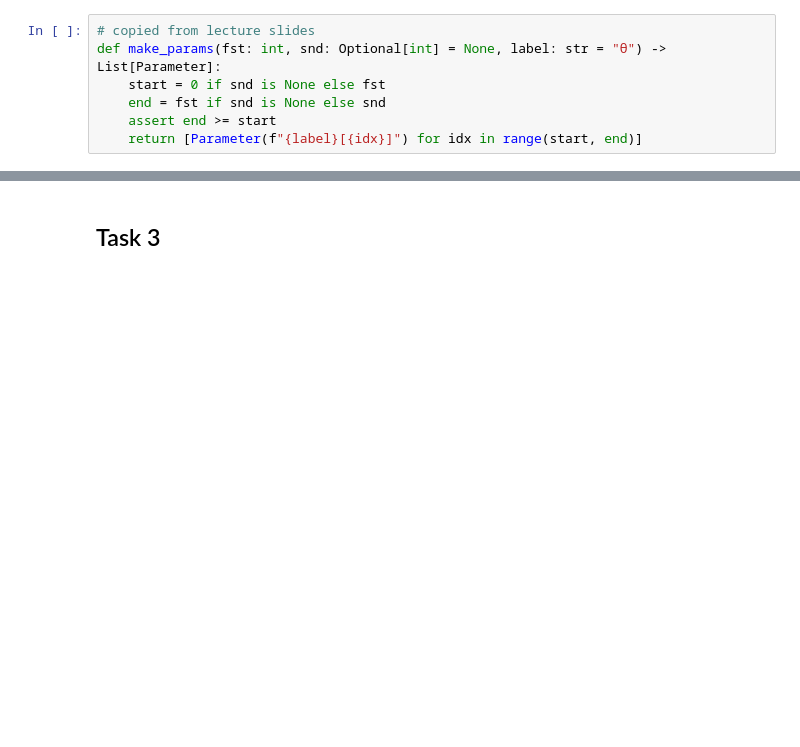
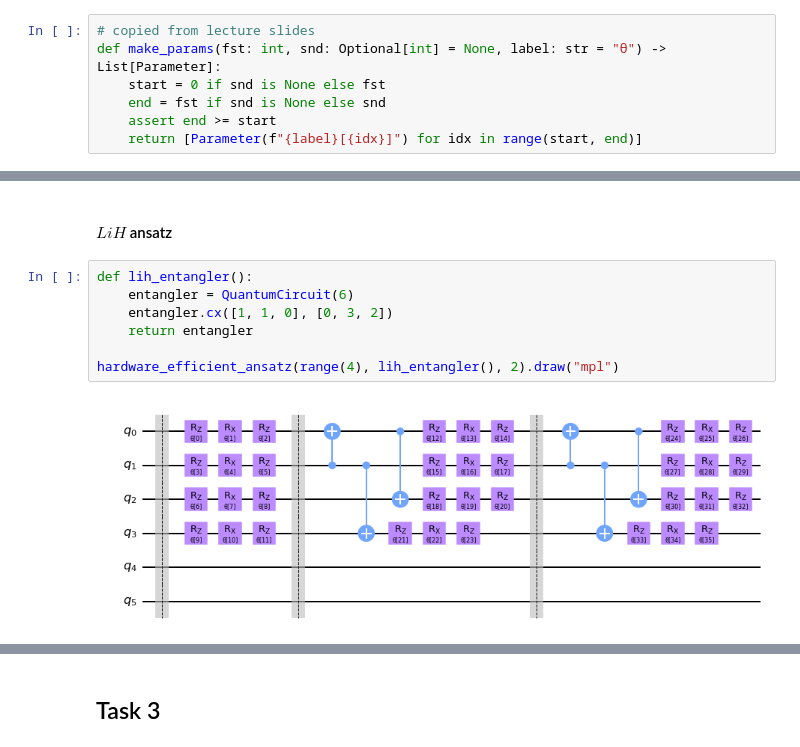
Before and after one commit to lao8n/ox_quantum, a Jupyter notebook: assignment/assignment.ipynb, the cells around one changed output, grey strips where cells are left out. Saved outputs shown, nothing was run; the diff lists cells and outputs as text; blank space fills up the shorter version.

```diff
--- a/assignment/assignment.ipynb
+++ b/assignment/assignment.ipynb
@@ -101,0 +126,11 @@ hardware_efficient_ansatz(2).draw("mpl", scale=0.8)
+# %% [markdown]
+#### $LiH$ ansatz
+# %%
+def lih_entangler():
+    entangler = QuantumCircuit(6)
+    entangler.cx([1, 1, 0], [0, 3, 2])
+    return entangler
+
+hardware_efficient_ansatz(range(4), lih_entangler(), 2).draw("mpl")
+# %% [output]
+[figure, added]
```
Also changed, not shown: parts of 8 cells of this notebook.
